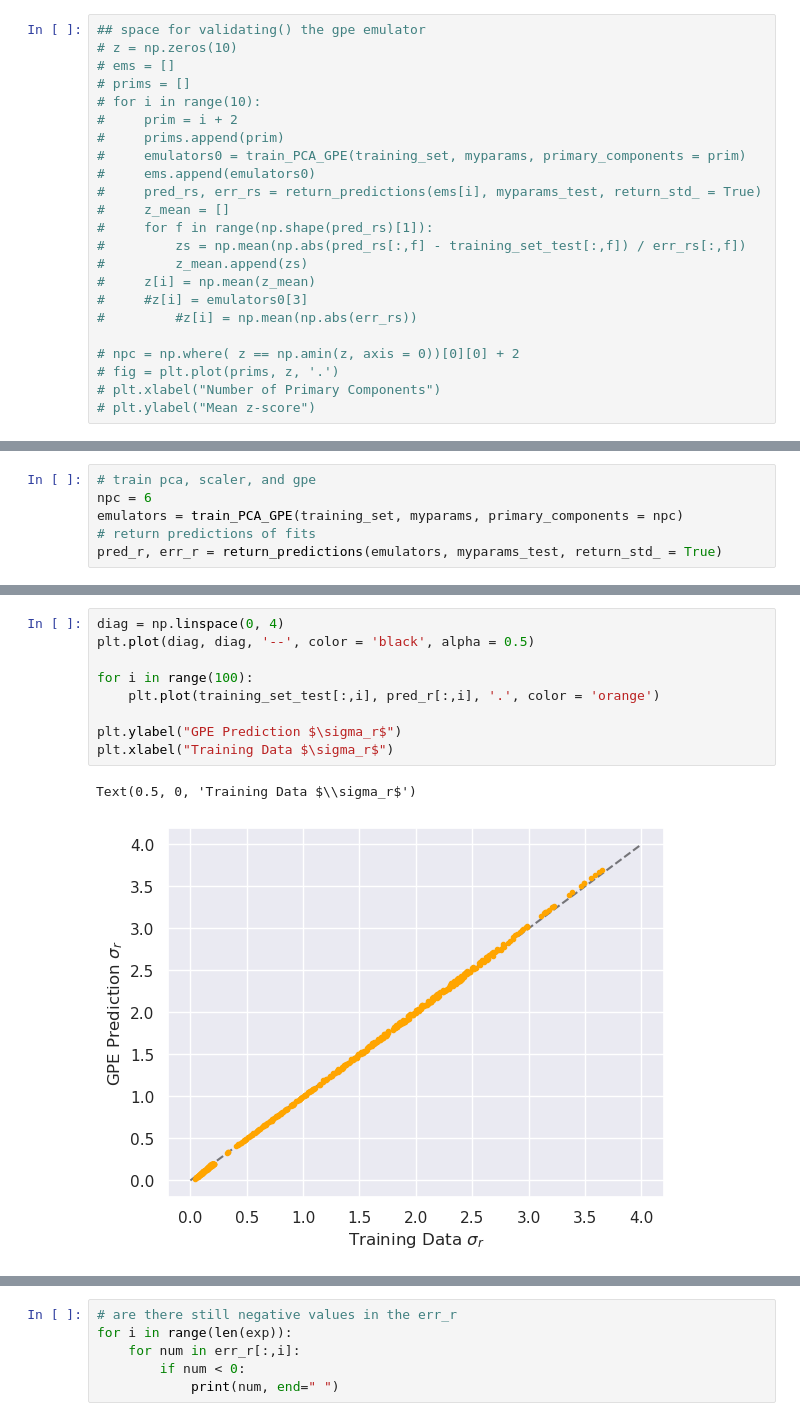
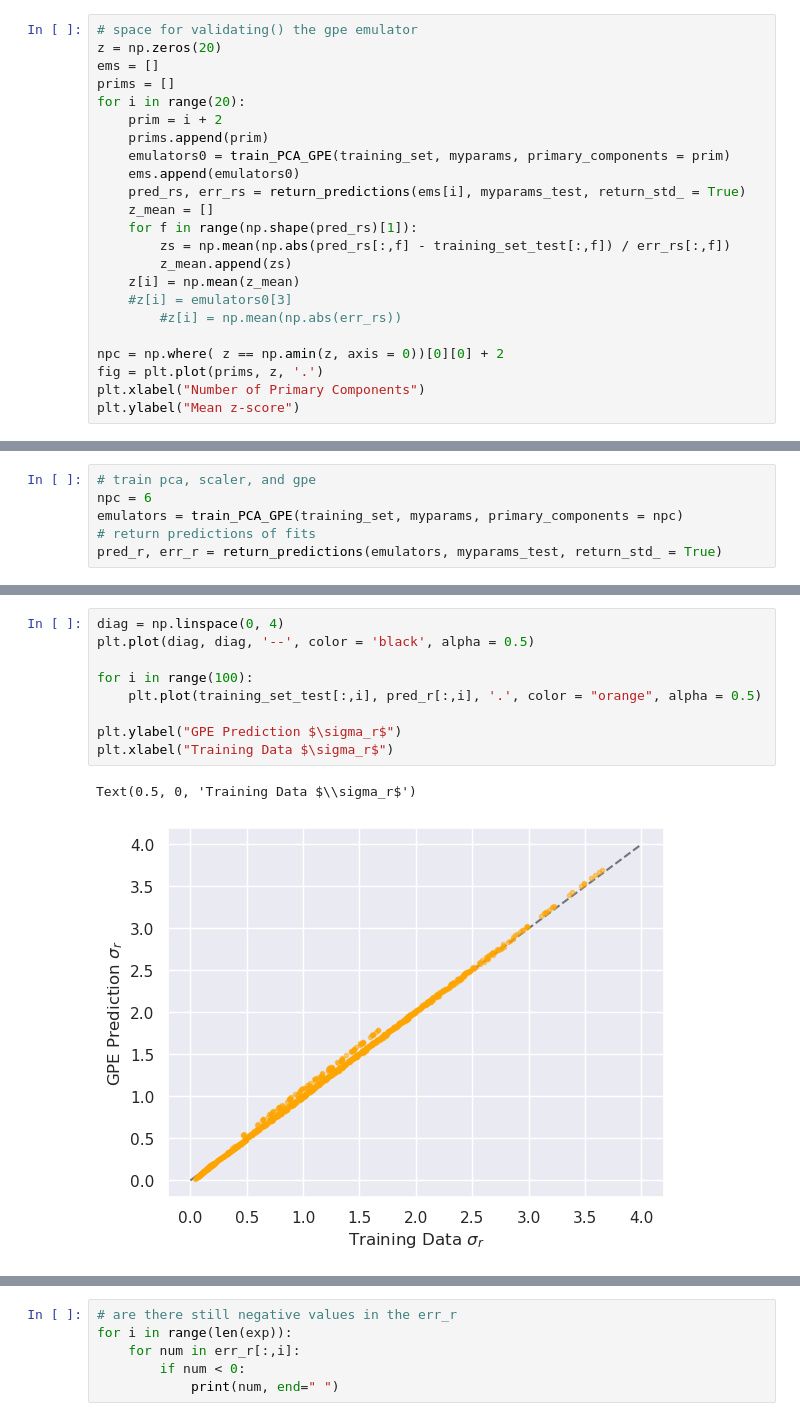
Before and after one commit to camcasuga/BayesianBK, a Jupyter notebook: PCA_GPE.ipynb, the cells around one changed output, grey strips where cells are left out. Saved outputs shown, nothing was run; the diff lists cells and outputs as text.

```diff
--- a/PCA_GPE.ipynb
+++ b/PCA_GPE.ipynb
@@ -151,25 +145,25 @@ plt.ylabel(r"$\sigma_0/2$ (mb)")
 Text(0, 0.5, '$\\sigma_0/2$ (mb)')
 [figure]
 # %%
-## space for validating() the gpe emulator
-# z = np.zeros(10)
-# ems = []
-# prims = []
-# for i in range(10):
-#     prim = i + 2
-#     prims.append(prim)
-#     emulators0 = train_PCA_GPE(training_set, myparams, primary_components = prim)
-#     ems.append(emulators0)
-#     pred_rs, err_rs = return_predictions(ems[i], myparams_test, return_std_ = True)
-#     z_mean = []
-#     for f in range(np.shape(pred_rs)[1]):
-#         zs = np.mean(np.abs(pred_rs[:,f] - training_set_test[:,f]) / err_rs[:,f])
-#         z_mean.append(zs)
-#     z[i] = np.mean(z_mean)
-#     #z[i] = emulators0[3]
-#         #z[i] = np.mean(np.abs(err_rs))
+# space for validating() the gpe emulator
+z = np.zeros(20)
+ems = []
+prims = []
+for i in range(20):
+    prim = i + 2
+    prims.append(prim)
+    emulators0 = train_PCA_GPE(training_set, myparams, primary_components = prim)
+    ems.append(emulators0)
+    pred_rs, err_rs = return_predictions(ems[i], myparams_test, return_std_ = True)
+    z_mean = []
+    for f in range(np.shape(pred_rs)[1]):
+        zs = np.mean(np.abs(pred_rs[:,f] - training_set_test[:,f]) / err_rs[:,f])
+        z_mean.append(zs)
+    z[i] = np.mean(z_mean)
+    #z[i] = emulators0[3]
+        #z[i] = np.mean(np.abs(err_rs))
 
-# npc = np.where( z == np.amin(z, axis = 0))[0][0] + 2
-# fig = plt.plot(prims, z, '.')
-# plt.xlabel("Number of Primary Components")
-# plt.ylabel("Mean z-score")
+npc = np.where( z == np.amin(z, axis = 0))[0][0] + 2
+fig = plt.plot(prims, z, '.')
+plt.xlabel("Number of Primary Components")
+plt.ylabel("Mean z-score")
@@ -202,15 +200,15 @@ Text(0, 0.5, 'reduced xsec')
 # %%
 diag = np.linspace(0, 4)
 plt.plot(diag, diag, '--', color = 'black', alpha = 0.5)
 
 for i in range(100):
-    plt.plot(training_set_test[:,i], pred_r[:,i], '.', color = 'orange')
+    plt.plot(training_set_test[:,i], pred_r[:,i], '.', color = "orange", alpha = 0.5)
 
 plt.ylabel("GPE Prediction $\sigma_r$")
 plt.xlabel("Training Data $\sigma_r$")
 # %% [output]
 Text(0.5, 0, 'Training Data $\\sigma_r$')
-[figure, old version]
+[figure, new version]
 # %%
 # plot for first kinematical point, comparing training data value and gpe prediction
 kp = 50
```
Also changed, not shown: parts of 18 cells of this notebook, 23 other files.
